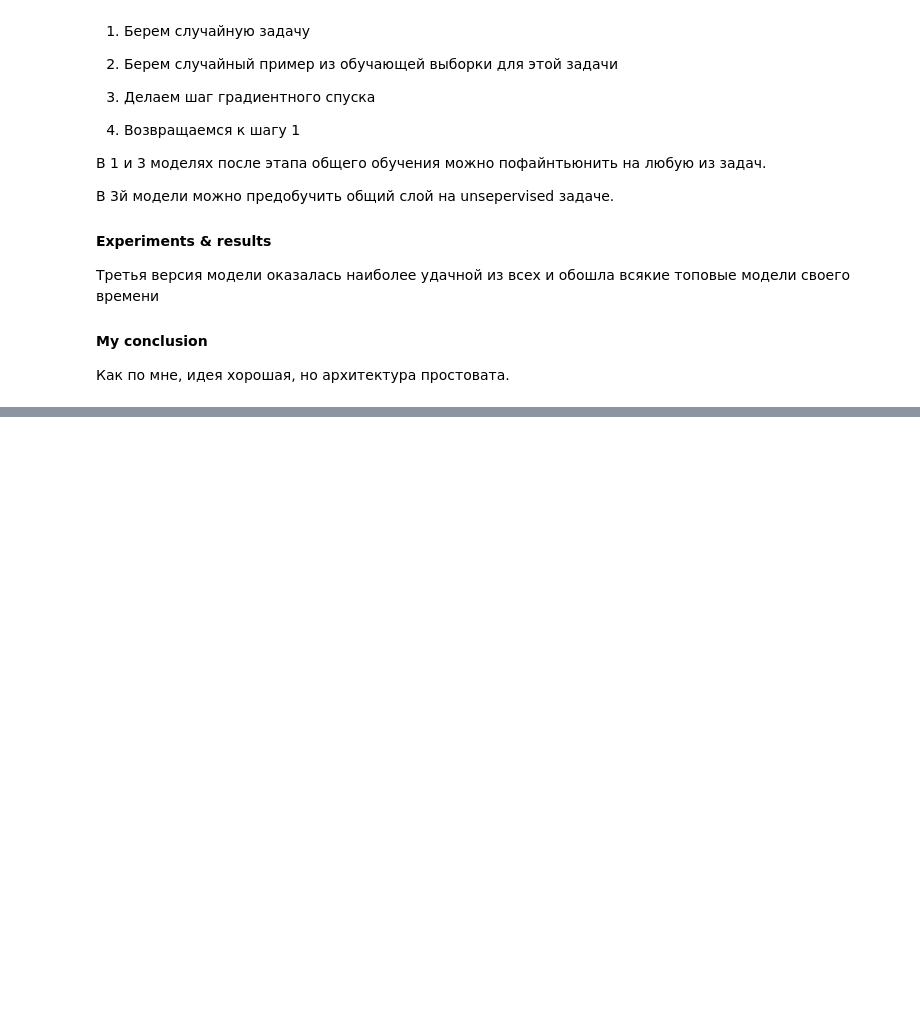
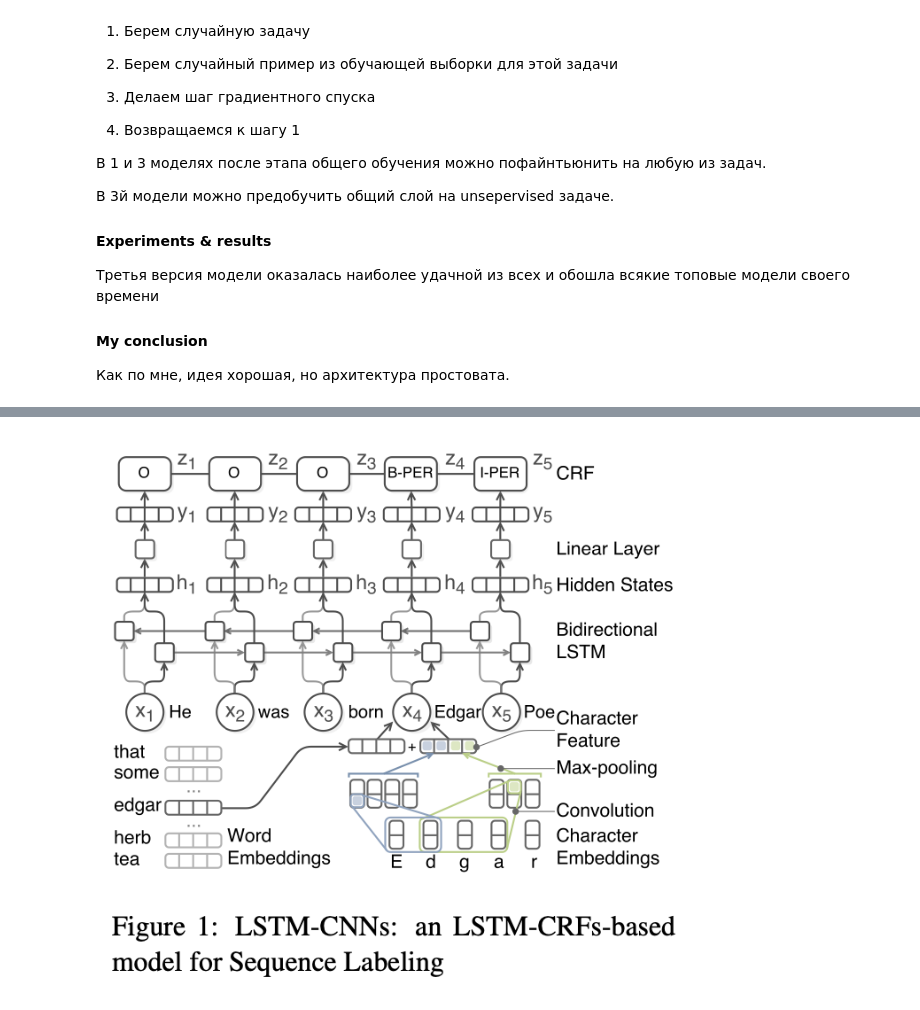
Before and after one commit to DChulok/I-want-to-learn-NLP, a Jupyter notebook: Diary.ipynb, the cells around one changed output, grey strips where cells are left out. Cells and saved outputs as stored; diff of their text form; code cells hidden in the pictures; blank space fills up the shorter version.

```diff
--- a/Diary.ipynb
+++ b/Diary.ipynb
@@ -499,0 +674,4 @@ $$
+# %%
+Image("Images/LSTM-CRF.png")
+# %% [output]
+[figure, added]
```
Also changed, not shown: parts of 21 cells of this notebook, 5 other files.
